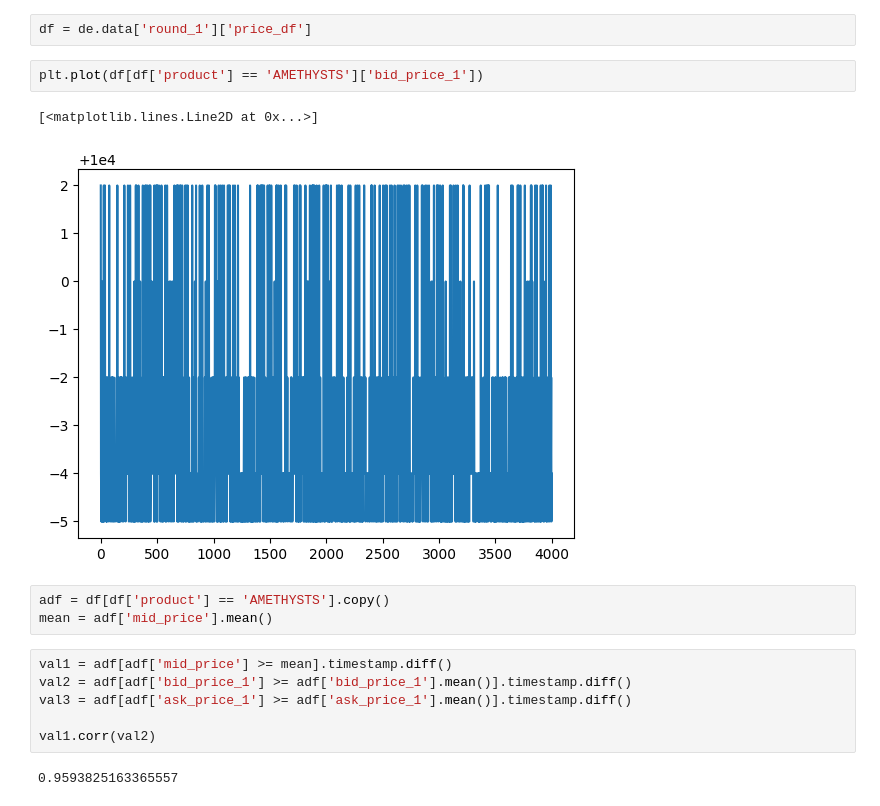
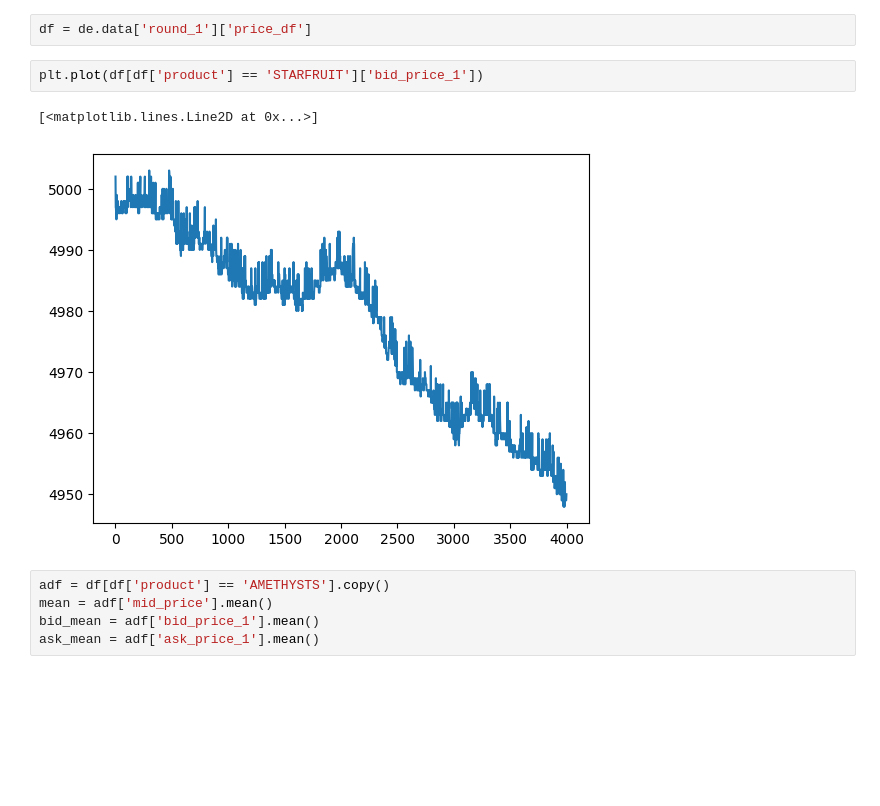
Before and after one commit to felixpoirier1/Prosperity, a Jupyter notebook: test.ipynb, the cells around one changed output. Cells and saved outputs as stored; diff of their text form; blank space fills up the shorter version.

```diff
--- a/test.ipynb
+++ b/test.ipynb
@@ -8,18 +8,12 @@ de = de.DataEngine('data2024')
 # %%
 df = de.data['round_1']['price_df']
 # %%
-plt.plot(df[df['product'] == 'AMETHYSTS']['bid_price_1'])
+plt.plot(df[df['product'] == 'STARFRUIT']['bid_price_1'])
 # %% [output]
 [<matplotlib.lines.Line2D at 0x...>]
-[figure, old version]
+[figure, new version]
 # %%
 adf = df[df['product'] == 'AMETHYSTS'].copy()
 mean = adf['mid_price'].mean()
+bid_mean = adf['bid_price_1'].mean()
+ask_mean = adf['ask_price_1'].mean()
-# %%
-val1 = adf[adf['mid_price'] >= mean].timestamp.diff()
-val2 = adf[adf['bid_price_1'] >= adf['bid_price_1'].mean()].timestamp.diff()
-val3 = adf[adf['ask_price_1'] >= adf['ask_price_1'].mean()].timestamp.diff()
-
-val1.corr(val2)
-# %% [output]
-0.9593825163365557
```
Also changed, not shown: parts of 6 cells of this notebook, 1 other file.
